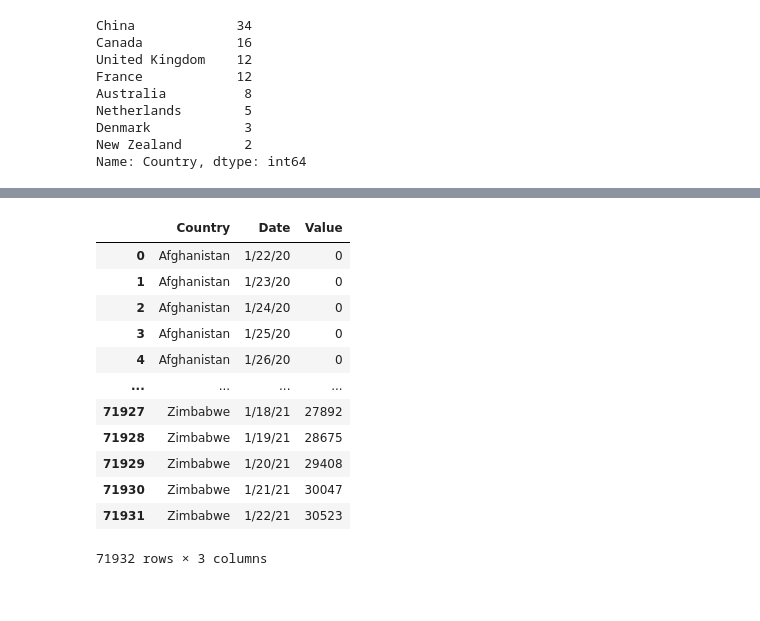
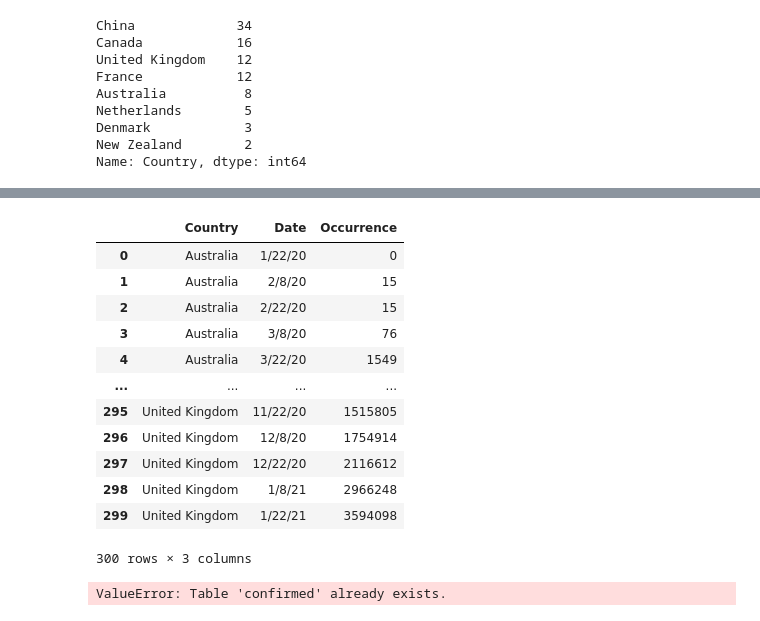
Before and after one commit to Jengoag/covid19_project, a Jupyter notebook: api/data_cleaning/confirmed.ipynb, the cells around one changed output, grey strips where cells are left out. Cells and saved outputs as stored; diff of their text form; code cells hidden in the pictures.

Commit message:
Bases de datos creadas. la carpeta api/data_cleaning esta lista

```diff
--- a/api/data_cleaning/confirmed.ipynb
+++ b/api/data_cleaning/confirmed.ipynb
@@ -177,0 +138,6 @@ data_dict
+# %%
+#Tenemos muchas filas, vamos a eliminar las filas que no correspondan a los paises que he seleccionado.
+countries_selection = ["China", "Japan","Germany","United Kingdom","India","France","Italy","Canada","Russia","Australia","Spain","Mexico"]
+
+confirmed = confirmed[confirmed.Country.isin(countries_selection)].reset_index(drop=True)
+confirmed
@@ -178,29 +181,35 @@ data_dict
 # %%
-""" df = pd.DataFrame(columns=["Country", "Date", "Value"])
+# Creamos un nuevo dataframe, este tendrá tres columnas Country, Date, Ocurrence.
 
-data_dict = confirmed.to_dict("records")
-for i in data_dict:
-    country = i["Country"]
+df = pd.DataFrame(columns=['Country', 'Date', 'Occurrence'])
+
+confirmed_dict = confirmed.to_dict("records")
+for i in confirmed_dict:
+    country = i['Country']
     for key in i:
-        if key != "Country":
-           df = df.append({'Country': country, 'Date': key, 'Value': i[key]}, ignore_index=True)
+        if key != "Country" and "/22/" in key or "/8/" in key:
+           df = df.append({'Country': country, 'Date': key, 'Occurrence': i[key]}, ignore_index=True)
 
-df """
+df
 # %% [output]
-|  | Country | Date | Value |
-| 0 | Afghanistan | 1/22/20 | 0 |
-| 1 | Afghanistan | 1/23/20 | 0 |
-| 2 | Afghanistan | 1/24/20 | 0 |
-| 3 | Afghanistan | 1/25/20 | 0 |
-| 4 | Afghanistan | 1/26/20 | 0 |
+|  | Country | Date | Occurrence |
+| 0 | Australia | 1/22/20 | 0 |
+| 1 | Australia | 2/8/20 | 15 |
+| 2 | Australia | 2/22/20 | 15 |
+| 3 | Australia | 3/8/20 | 76 |
+| 4 | Australia | 3/22/20 | 1549 |
 | ... | ... | ... | ... |
-| 71927 | Zimbabwe | 1/18/21 | 27892 |
-| 71928 | Zimbabwe | 1/19/21 | 28675 |
-| 71929 | Zimbabwe | 1/20/21 | 29408 |
-| 71930 | Zimbabwe | 1/21/21 | 30047 |
-| 71931 | Zimbabwe | 1/22/21 | 30523 |
+| 295 | United Kingdom | 11/22/20 | 1515805 |
+| 296 | United Kingdom | 12/8/20 | 1754914 |
+| 297 | United Kingdom | 12/22/20 | 2116612 |
+| 298 | United Kingdom | 1/8/21 | 2966248 |
+| 299 | United Kingdom | 1/22/21 | 3594098 |
-71932 rows × 3 columns
+300 rows × 3 columns
 # %%
 #creamos la base de datos en sql
 
-""" df.to_sql("confirmed", engine) """
+df.to_sql("confirmed", engine)
+
+print("Created table confirmed in Postgres")
+# %% [output]
+ValueError: Table 'confirmed' already exists.
```
Also changed, not shown: parts of 6 cells of this notebook, 6 other files.
